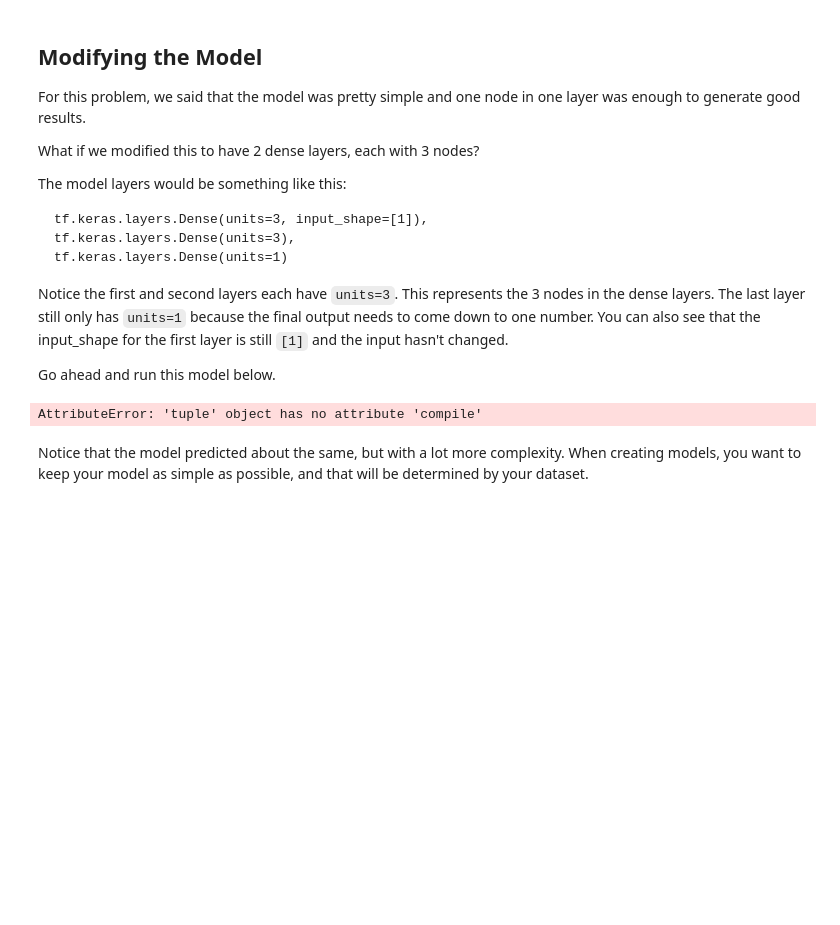
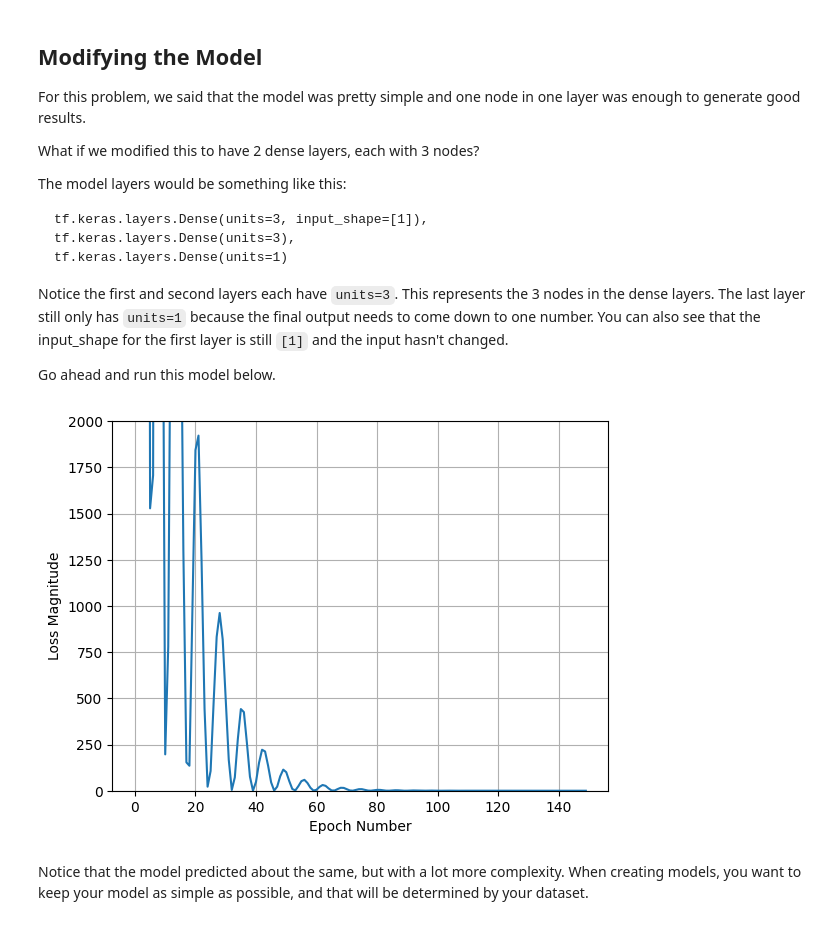
Before and after one commit to EPIC-Campus-LPS/temperature-with-tensorflow-NorahAhnstedt, a Jupyter notebook: TemperatureModelTensorFlow.ipynb, the cells around one changed output. Saved outputs shown, nothing was run; the diff lists cells and outputs as text; code cells hidden in the pictures; blank space fills up the shorter version.

```diff
--- a/TemperatureModelTensorFlow.ipynb
+++ b/TemperatureModelTensorFlow.ipynb
@@ -293,21 +279,20 @@ Notice the first and second layers each have `units=3`. This represents the 3 no
 
 Go ahead and run this model below.
 # %%
-model3 = tf.keras.layers.Dense(units=3, input_shape=[1]),
-tf.keras.layers.Dense(units=3),
-tf.keras.layers.Dense(units=1)
+model3 = tf.keras.Sequential([
+    tf.keras.layers.Dense(units=3, input_shape=[1]),
+    tf.keras.layers.Dense(units=3),
+    tf.keras.layers.Dense(units=1)])
 model3.compile(loss="mean_squared_error", optimizer=tf.keras.optimizers.Adam(0.1))
 history3 = model3.fit(X1, y1, epochs=150, verbose=False)
-
-model1.predict(X1)
 
 plt.xlabel('Epoch Number')
 plt.ylabel("Loss Magnitude")
 plt.ylim(0,2000)
 plt.grid()
 plt.plot(history3.history['loss'])
 plt.show()
 # %% [output]
-AttributeError: 'tuple' object has no attribute 'compile'
+[figure, added]
 # %% [markdown]
 Notice that the model predicted about the same, but with a lot more complexity. When creating models, you want to keep your model as simple as possible, and that will be determined by your dataset.
```
Also changed, not shown: parts of 7 cells of this notebook.
